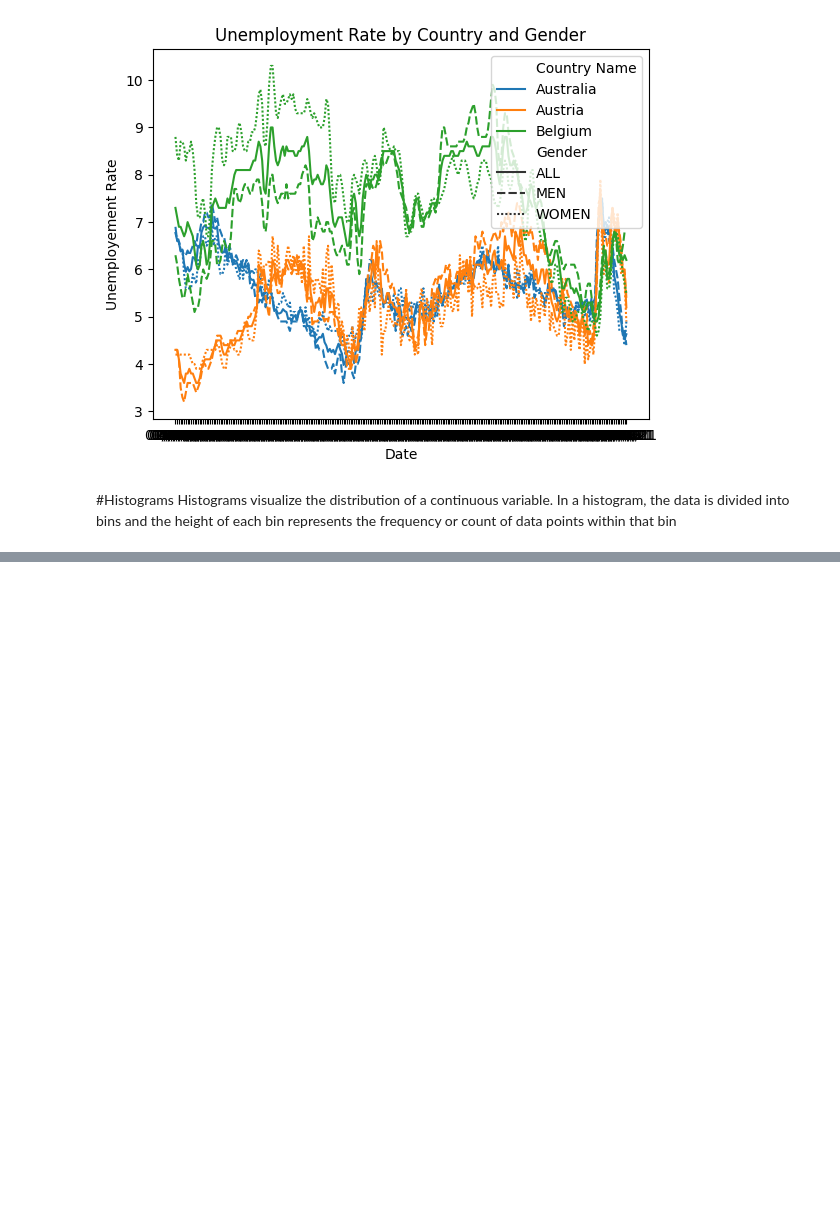
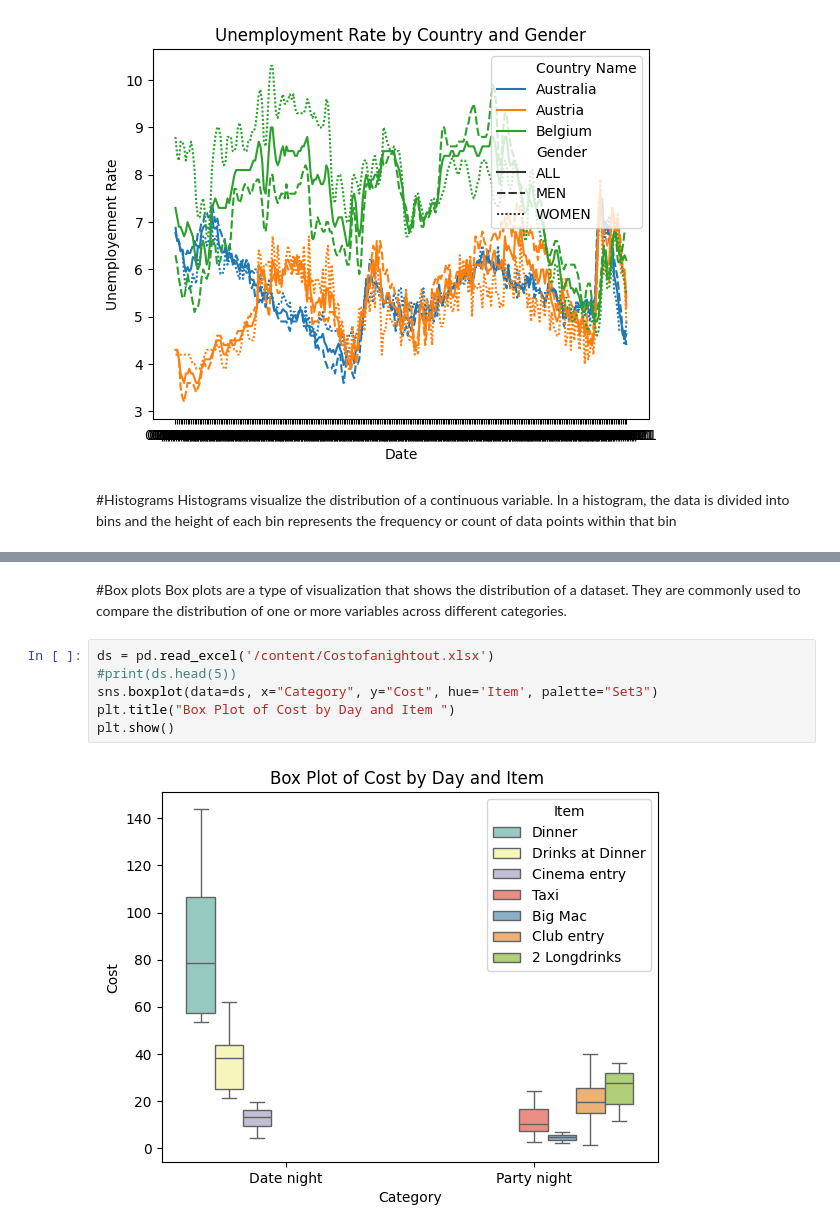
Before and after one commit to kjeyaram-orcl/DataScience, a Jupyter notebook: DataVisualization/dv_practise1.ipynb, the cells around one changed output, grey strips where cells are left out. Drawn from its saved outputs; the diff is of its cells as text; blank space fills up the shorter version.

```diff
--- a/DataVisualization/dv_practise1.ipynb
+++ b/DataVisualization/dv_practise1.ipynb
@@ -94,0 +92,11 @@ plt.show()
+# %% [markdown]
+#Box plots
+Box plots are a type of visualization that shows the distribution of a dataset. They are commonly used to compare the distribution of one or more variables across different categories.
+# %%
+ds = pd.read_excel('/content/Costofanightout.xlsx')
+#print(ds.head(5))
+sns.boxplot(data=ds, x="Category", y="Cost", hue='Item', palette="Set3")
+plt.title("Box Plot of Cost by Day and Item ")
+plt.show()
+# %% [output]
+[figure, added]
```
Also changed, not shown: parts of 4 cells of this notebook.
